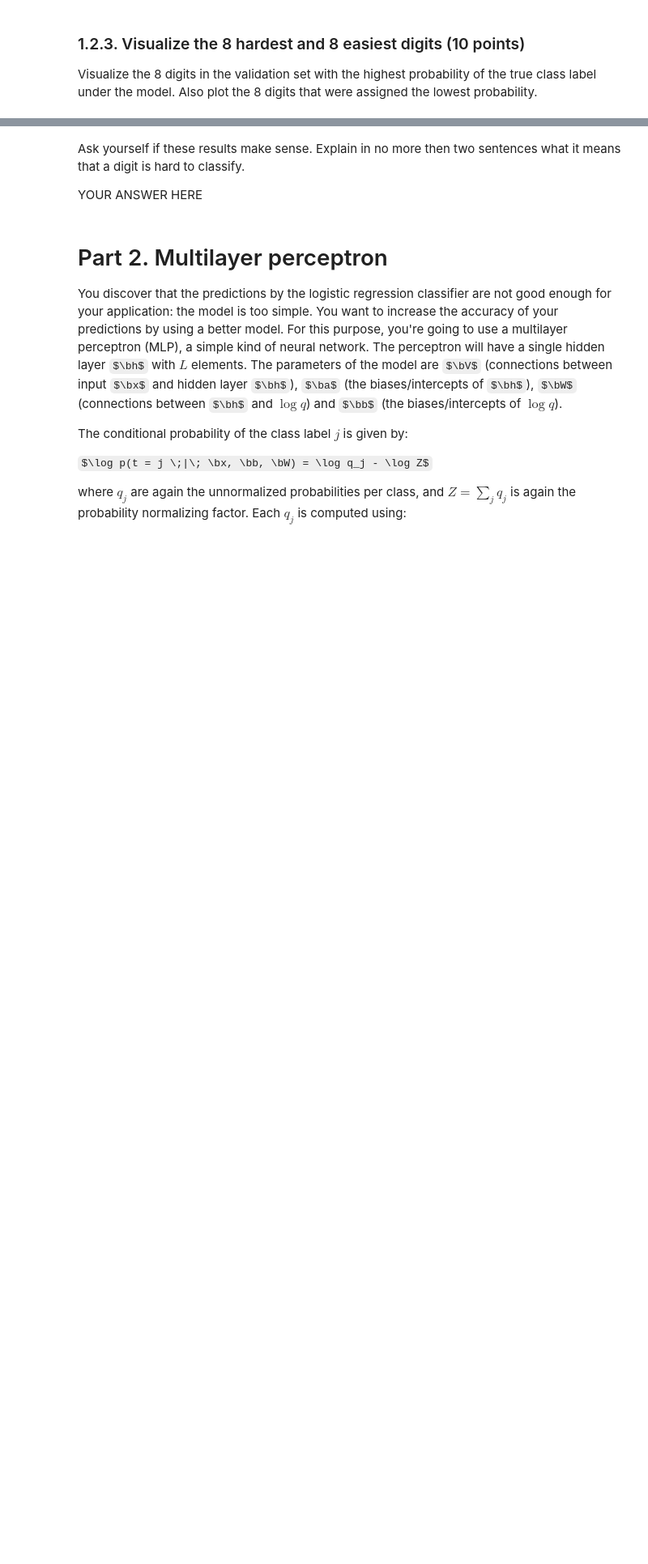
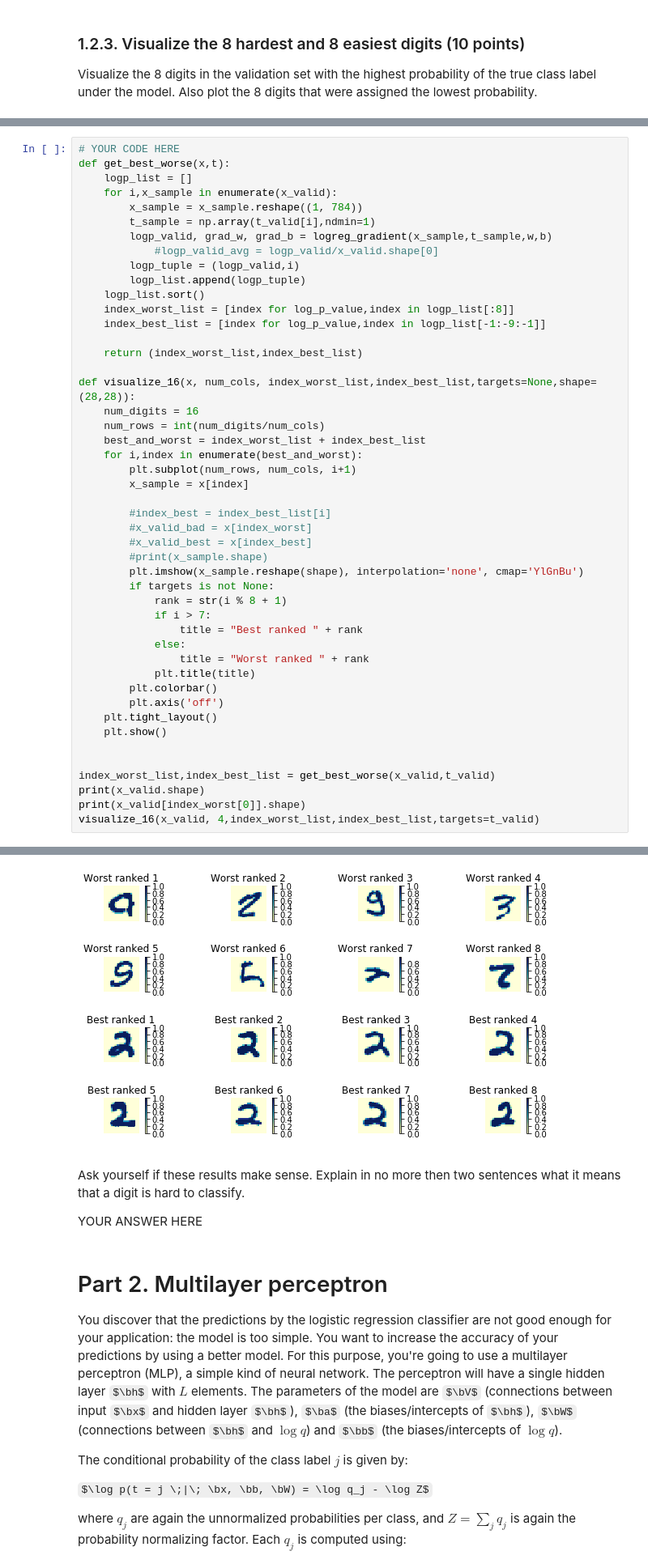
Before and after one commit to ML77777/ML1-18, a Jupyter notebook: Marvin/lab2.ipynb, the cells around one changed output, grey strips where cells are left out. Shown: that part at 81% size. Cells and saved outputs as stored; diff of their text form; some formulas as TeX source; blank space fills up the shorter version.

```diff
--- a/Marvin/lab2.ipynb
+++ b/Marvin/lab2.ipynb
@@ -484,0 +559,48 @@ raise NotImplementedError()
+# %%
+# YOUR CODE HERE
+def get_best_worse(x,t):
+    logp_list = []
+    for i,x_sample in enumerate(x_valid):
+        x_sample = x_sample.reshape((1, 784))
+        t_sample = np.array(t_valid[i],ndmin=1)
+        logp_valid, grad_w, grad_b = logreg_gradient(x_sample,t_sample,w,b)
+            #logp_valid_avg = logp_valid/x_valid.shape[0]
+        logp_tuple = (logp_valid,i)
+        logp_list.append(logp_tuple)
+    logp_list.sort()
+    index_worst_list = [index for log_p_value,index in logp_list[:8]]
+    index_best_list = [index for log_p_value,index in logp_list[-1:-9:-1]]
+
+    return (index_worst_list,index_best_list)
+
+def visualize_16(x, num_cols, index_worst_list,index_best_list,targets=None,shape=(28,28)):
+    num_digits = 16
+    num_rows = int(num_digits/num_cols)
+    best_and_worst = index_worst_list + index_best_list
+    for i,index in enumerate(best_and_worst):
+        plt.subplot(num_rows, num_cols, i+1)
+        x_sample = x[index]
+
+        #index_best = index_best_list[i]
+        #x_valid_bad = x[index_worst]
+        #x_valid_best = x[index_best]
+        #print(x_sample.shape)
+        plt.imshow(x_sample.reshape(shape), interpolation='none', cmap='YlGnBu')
+        if targets is not None:
+            rank = str(i % 8 + 1)
+            if i > 7:
+                title = "Best ranked " + rank
+            else:
+                title = "Worst ranked " + rank
+            plt.title(title)
+        plt.colorbar()
+        plt.axis('off')
+    plt.tight_layout()
+    plt.show()
+
+
+index_worst_list,index_best_list = get_best_worse(x_valid,t_valid)
+print(x_valid.shape)
+print(x_valid[index_worst[0]].shape)
+visualize_16(x_valid, 4,index_worst_list,index_best_list,targets=t_valid)
+# %% [output]
@@ -485,3 +609,4 @@ raise NotImplementedError()
+[figure, added]
 # %% [markdown]
 Ask yourself if these results make sense. Explain in no more then two sentences what it means that a digit is hard to classify.
 
```
Also changed, not shown: parts of 14 cells of this notebook.
